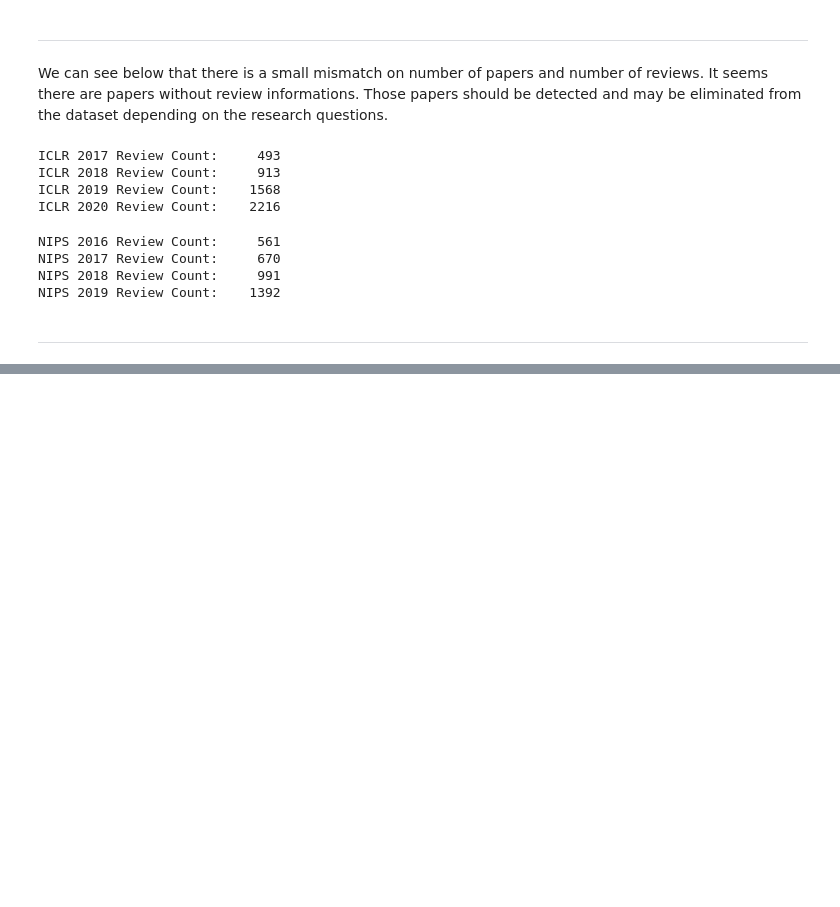
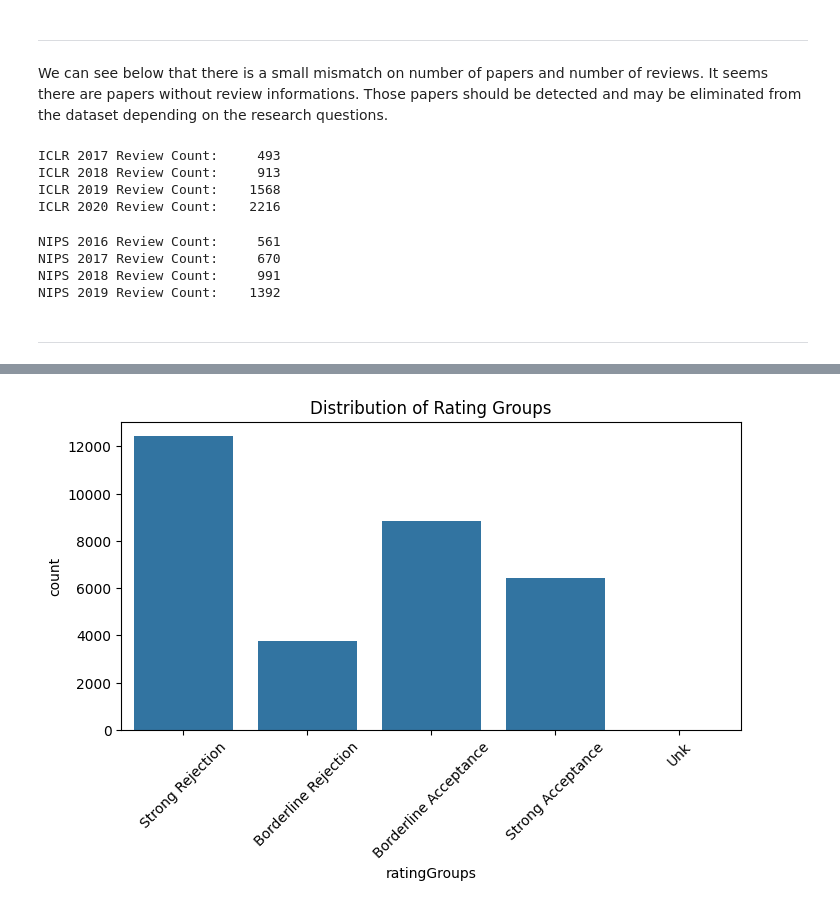
Before and after one commit to didemir/DLTA_project, a Jupyter notebook: eda.ipynb, the cells around one changed output, grey strips where cells are left out. Drawn from its saved outputs; the diff is of its cells as text; code cells hidden in the pictures; blank space fills up the shorter version.

```diff
--- a/eda.ipynb
+++ b/eda.ipynb
@@ -148,0 +407,16 @@ NIPS 2019 Review Count:    1392
+# %%
+reviews_df["ratingGroups"] = reviews_df["rating"].apply(
+    lambda x:   'Strong Rejection' if 1 <= x <= 4 else
+                'Borderline Rejection' if 5 == x else
+                'Borderline Acceptance' if 6 == x else
+                'Strong Acceptance' if 7 <= x <= 10 else
+                'Unk'
+)
+# %%
+plt.figure(figsize=(8,4))
+sns.countplot(data=reviews_df, x='ratingGroups', order=["Strong Rejection", "Borderline Rejection", "Borderline Acceptance", "Strong Acceptance", "Unk"])
+plt.title('Distribution of Rating Groups')
+plt.xticks(rotation=45)
+plt.show()
+# %% [output]
+[figure, added]
```
Also changed, not shown: parts of 22 cells of this notebook, 1 other file.
